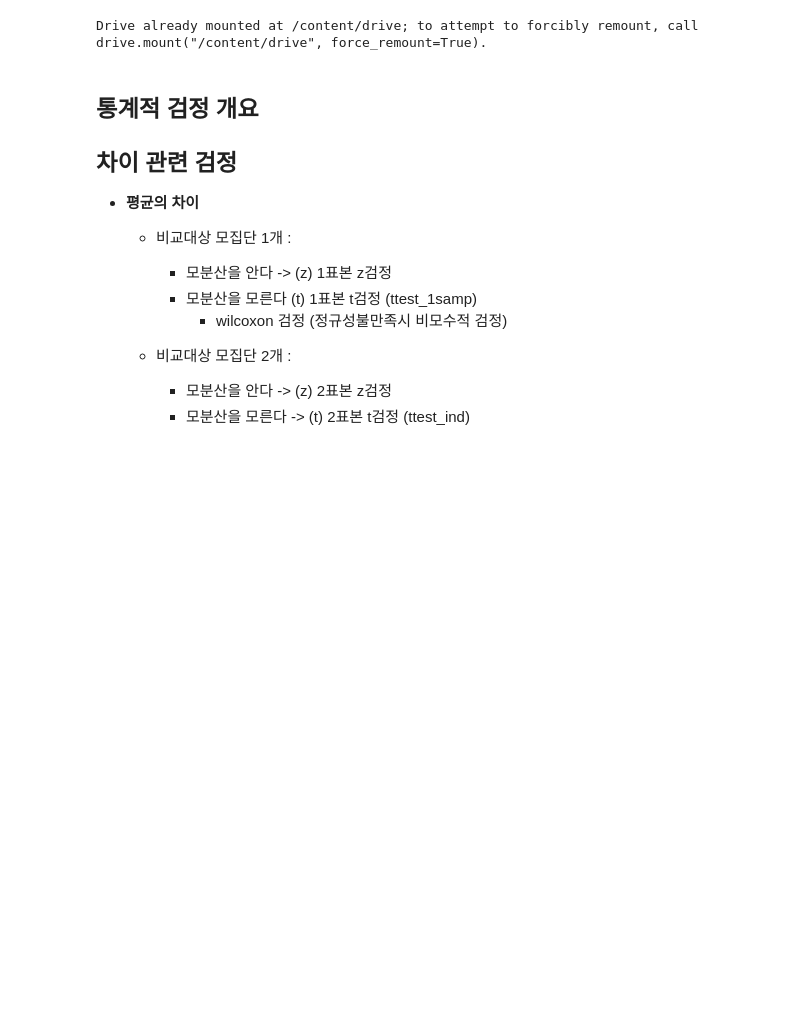
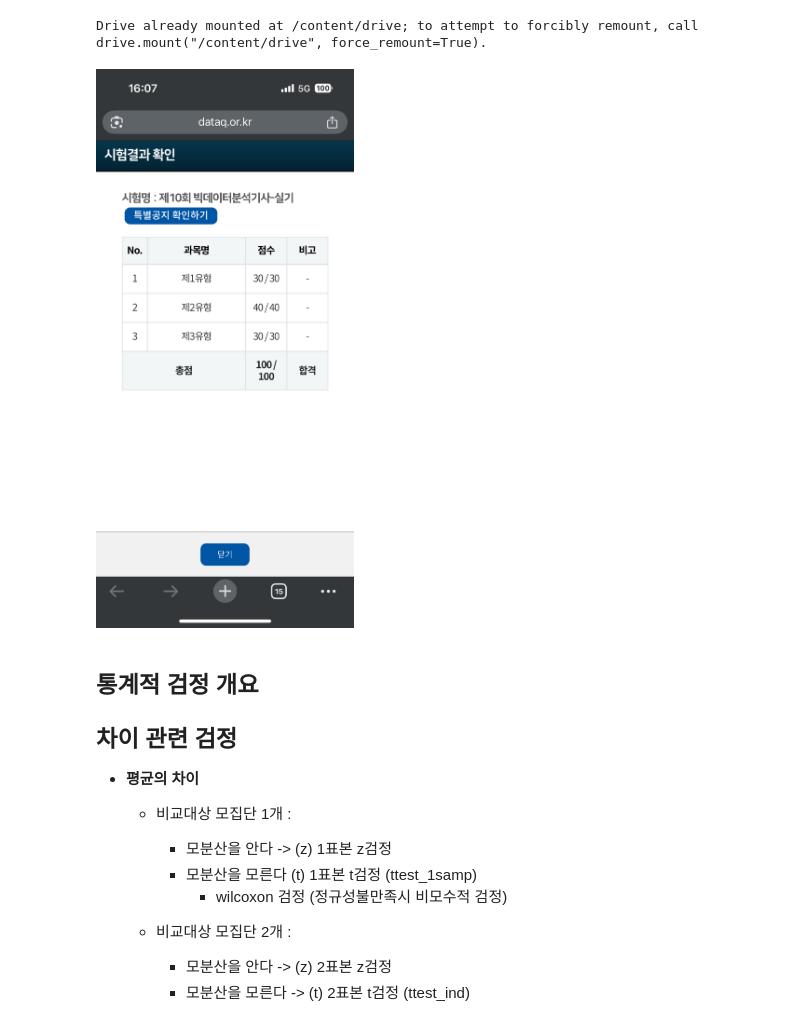
Before and after one commit to shcho11/00.Projects_2024, a Jupyter notebook: 202506_bigdata_kisa.ipynb, the cells around one changed output. Saved outputs shown, nothing was run; the diff lists cells and outputs as text; code cells hidden in the pictures; blank space fills up the shorter version.

```diff
--- a/202506_bigdata_kisa.ipynb
+++ b/202506_bigdata_kisa.ipynb
@@ -9,6 +9,14 @@ from google.colab import drive
 drive.mount('/content/drive')
 # %% [output]
 Drive already mounted at /content/drive; to attempt to forcibly remount, call drive.mount("/content/drive", force_remount=True).
+# %%
+# 시험결과
+
+from IPython.display import Image, display
+img_path = '/content/drive/MyDrive/bigdata_result_songhyun.png'
+display(Image(filename=img_path, width=400))
+# %% [output]
+[figure, added]
 # %% [markdown]
 ## **통계적 검정 개요**
 ## 차이 관련 검정
```
